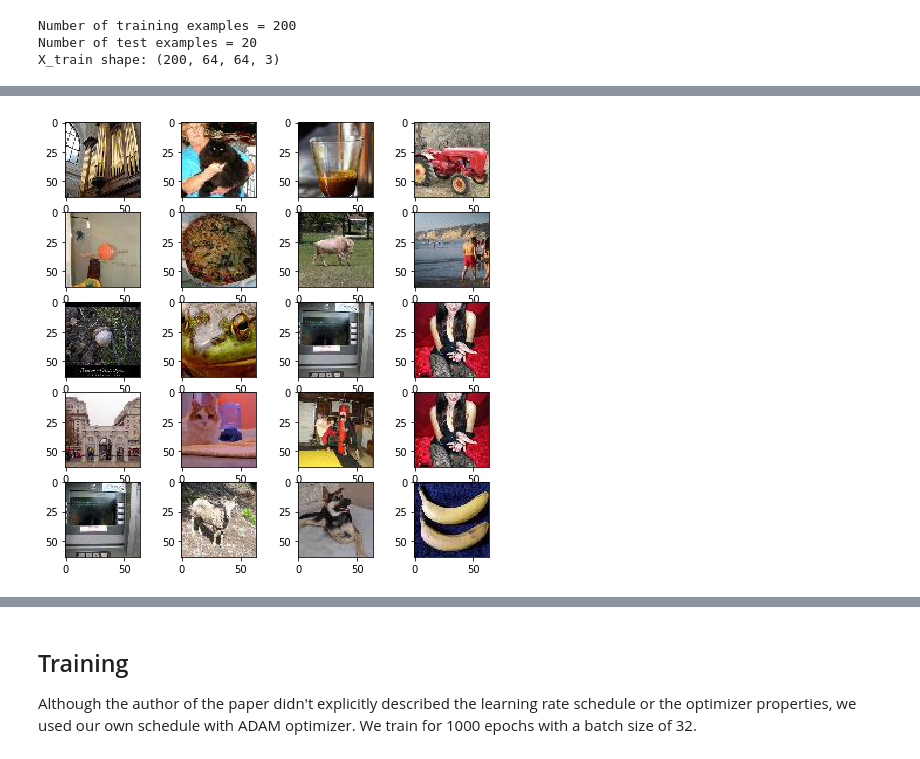
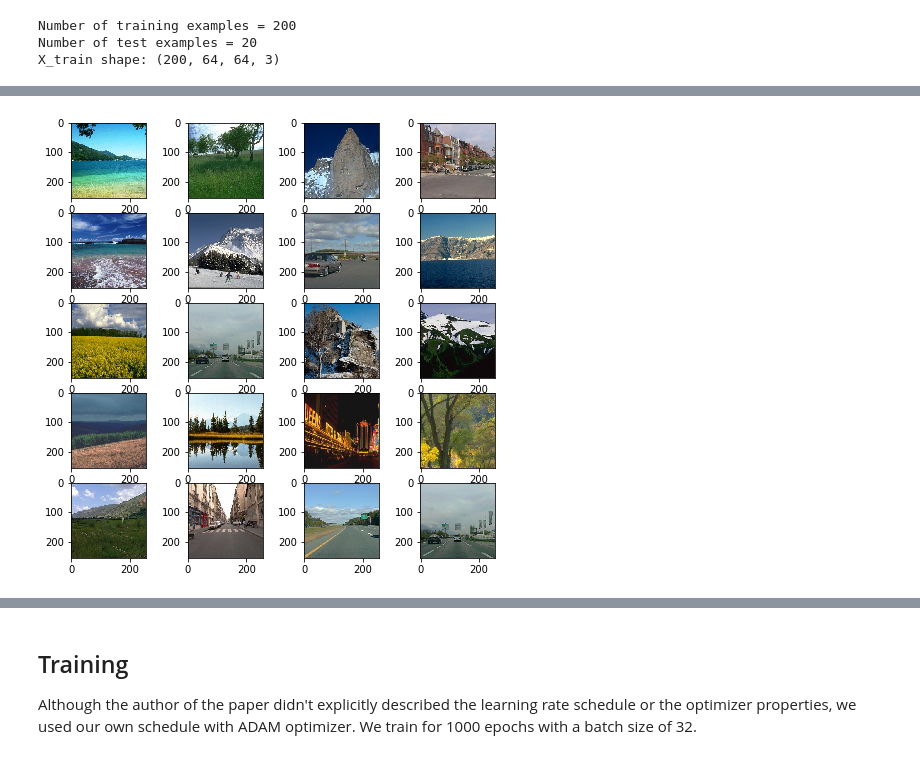
Before and after one commit to ZachariahPang/Math-110B-project3, a Jupyter notebook: Steg-NN-multi.ipynb, the cells around one changed output, grey strips where cells are left out. Drawn from its saved outputs; the diff is of its cells as text; code cells hidden in the pictures.

```diff
--- a/Steg-NN-multi.ipynb
+++ b/Steg-NN-multi.ipynb
@@ -29,18 +29,33 @@ Using TensorFlow backend.
 ## Config
 # %%
 ### Constants ###
-DATA_DIR = "data/tiny-imagenet-200"
-TRAIN_DIR = os.path.join(DATA_DIR, "train")
-TEST_DIR = os.path.join(DATA_DIR, "test")
+TINY_DATA_DIR = "data/tiny-imagenet-200"
 
-IMG_SHAPE = (64, 64)
+TRAIN_DIR = os.path.join(TINY_DATA_DIR, "train")
+TEST_DIR = os.path.join(TINY_DATA_DIR, "test")
+
+DATA_DIR = "data/ensemble-data"
+TINY_IMG_SHAPE = (64, 64)
+IMG_SHAPE = (256, 256)
 # %% [markdown]
 ## Dataset creation
 The Dataset we used is Tiny ImageNet Visual Recognition Challenge. It can be downloaded [here](https://tiny-imagenet.herokuapp.com/).
 
 Our training set is made of a random subset of images from all 200 classes.
+# %%
+def load_dataset_small(number=1000):
+
+    data = []
+    img_list = os.listdir(DATA_DIR)
+    random.shuffle(img_list)
+    for img in img_list[:number]:
+        img_array = image.img_to_array(image.load_img(os.path.join(DATA_DIR, img)))
+        data.append(img_array)
+    random.shuffle(data)
+
+    return np.array(data)
 # %%
-def load_dataset_small(num_images_per_class_train=10, num_images_test=500):
+def load_tiny_dataset_small(num_images_per_class_train=10, num_images_test=500):
     """Loads training and test datasets, from Tiny ImageNet Visual Recogition Challenge.
 
     Arguments:
@@ -88,3 +103,15 @@ print ("X_train shape: " + str(X_train.shape)) # Should be (train_size, 64, 64,
 Number of training examples = 200
 Number of test examples = 20
 X_train shape: (200, 64, 64, 3)
+# %%
+# Load dataset.
+data = load_dataset_small(200)
+
+# Normalize image vectors.
+X_train = data[:800]/255.
+X_test = data[800:]/255.
+
+# Print statistics.
+print ("Number of training examples = " + str(X_train.shape[0]))
+print ("Number of test examples = " + str(X_test.shape[0]))
+print ("X_train shape: " + str(X_train.shape)) # Should be (train_size, 64, 64, 3).
@@ -116,17 +147,16 @@ combined input_S shape: (66, 64, 64, 6)
 # %%
 # Show sample images from the training dataset
 fig=plt.figure(figsize=(8, 8))
 columns = 4
 rows = 5
 for i in range(1, columns*rows +1):
     # Randomly sample from training dataset
     img_idx = np.random.choice(X_train.shape[0])
     fig.add_subplot(rows, columns, i)
     plt.imshow(X_train[img_idx])
 plt.show()
-del X_train
 # %% [output]
-[figure, old version]
+[figure, new version]
 # %% [markdown]
 ## Model
 
```
Also changed, not shown: parts of 20 cells of this notebook, 2 other files.
